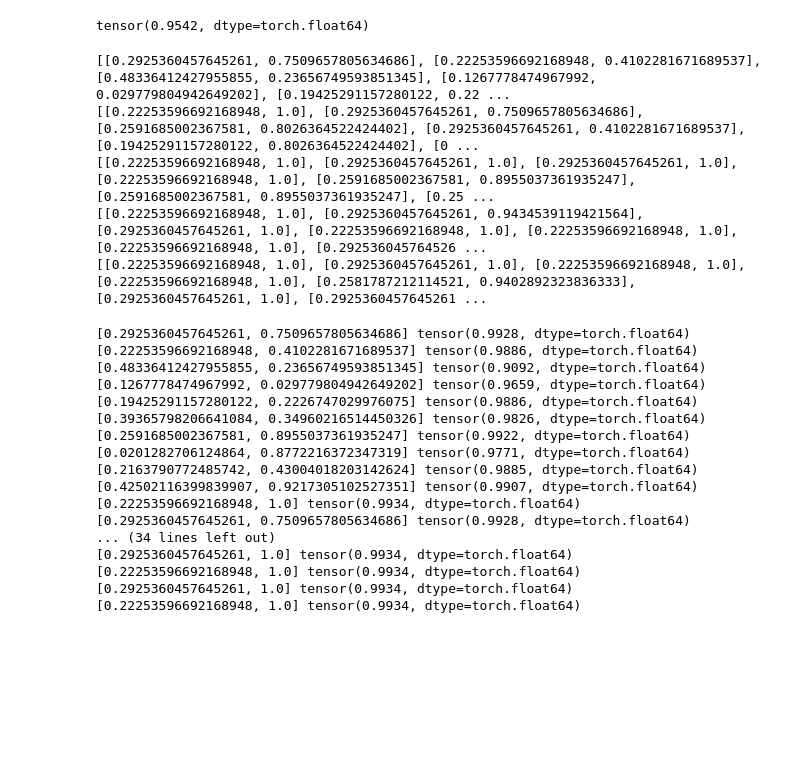
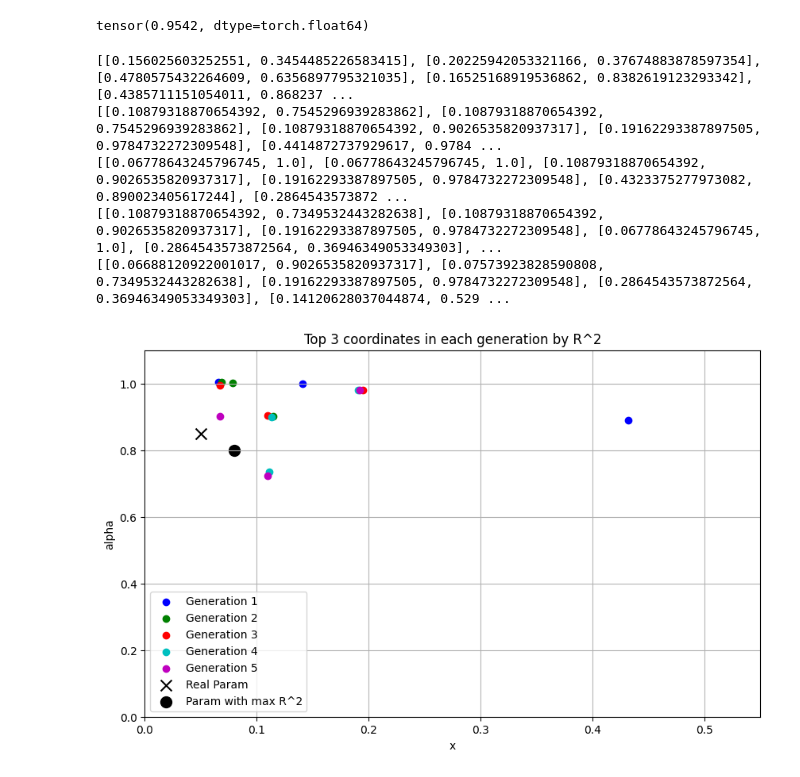
Before and after one commit to dylanbowman314/compmech-bowman-lu, a Jupyter notebook: evoalg.ipynb, the cells around one changed output. Saved outputs shown, nothing was run; the diff lists cells and outputs as text; code cells hidden in the pictures; blank space fills up the shorter version.

```diff
--- a/evoalg.ipynb
+++ b/evoalg.ipynb
@@ -51,8 +51,7 @@ def evaluate(model: HookedTransformer, inputs: torch.Tensor, input_beliefs: torc
 # %%
 p = get_beliefs(0.01, 0.9)
 device = torch.device("cuda:1")
-model = load_model(MODEL_PATH_015_06 / "998406400.pt", MODEL_PATH_015_06 / "train_config.json", device)
-model = load_model(MODEL_PATH_005_085 / "684806400.pt", MODEL_PATH_015_06 / "train_config.json", device)
+model = load_model(MODEL_PATH_005_085 / "684806400.pt", MODEL_PATH_005_085 / "train_config.json", device)
 evaluate(model, p["inputs"], p["input_beliefs"])
 # %% [output]
 tensor(0.9542, dtype=torch.float64)
@@ -61,21 +60,24 @@ import random
 import numpy as np
 
 # Define parameters
-population_size = 5
+population_size = 10
 generations = 5
-mutation_rate = 0.7
+mutation_rate = 0.5
 crossover_rate = 0.7
-elitism_count = 2
+elitism = 2
 
 # Define ranges for x and a
-x_range = (0, 0.5)
+x_range = (0.001, 0.5)
 a_range = (0, 1)
 
 # Fitness function
 def evaluate_fitness(chromosome):
     x, a = chromosome
     belief_dict = get_beliefs(x, a)
-    score = evaluate(model, belief_dict["inputs"], belief_dict["input_beliefs"])
+    fitness = evaluate(model, belief_dict["inputs"], belief_dict["input_beliefs"])
+
+    score = -torch.log(1 - fitness)
+
     return score
 
 # Initialize population
@@ -107,18 +109,27 @@ def crossover(parent1, parent2):
         return parent1, parent2
 
 # Mutation
-def mutate(chromosome, mutation_rate):
-    if random.random() < mutation_rate:
+def mutate(chromosome, mutation_rate, generation, max_generations):
+    adjusted_mutation_rate = mutation_rate * (1 - (generation / max_generations))
+    if random.random() < adjusted_mutation_rate:
         chromosome[0] = np.clip(chromosome[0] + np.random.normal(0, 0.05), *x_range)
-    if random.random() < mutation_rate:
+    if random.random() < adjusted_mutation_rate:
         chromosome[1] = np.clip(chromosome[1] + np.random.normal(0, 0.1), *a_range)
     return chromosome
 
 # Replacement (Elitism)
-def replace_population(old_population, new_population, fitness):
+def replace_population(old_population, new_population, fitness, elitism_count):
     combined = list(zip(old_population, fitness)) + [(child, evaluate_fitness(child)) for child in new_population]
     combined.sort(key=lambda ind: ind[1], reverse=True)
-    return [ind[0] for ind in combined[:population_size]]
+    next_generation = [ind[0] for ind in combined[:elitism_count]]
+
+    remaining = combined[elitism_count:]
+    while len(next_generation) < population_size:
+        candidate = remaining.pop(0)[0] if remaining else [random.uniform(*x_range), random.uniform(*a_range)]
+        if not any(np.linalg.norm(np.array(candidate) - np.array(ind)) < 0.1 for ind in next_generation):
+            next_generation.append(candidate)
+
+    return next_generation
 
 # Main evolutionary algorithm
 def evolutionary_algorithm():
@@ -126,18 +137,18 @@ def evolutionary_algorithm():
     population = initialize_population(population_size)
     for generation in range(generations):
         print(population)
-        fitness = [evaluate_fitness(chromosome) for chromosome in population]
+        fitness = [evaluate_fitness(chromosome).item() for chromosome in population]
 
         parents = select_parents(population, fitness)
         offspring = []
         while len(offspring) < population_size:
             parent1, parent2 = random.sample(parents, 2)
             child1, child2 = crossover(parent1, parent2)
-            offspring.extend([mutate(child1, mutation_rate), mutate(child2, mutation_rate)])
+            offspring.extend([mutate(child1, mutation_rate, generation, generations), mutate(child2, mutation_rate, generation, generations)])
 
-        all_generations.append((population, fitness.item()))
+        all_generations.append((population, fitness))
 
-        population = replace_population(population, offspring, fitness)
+        population = replace_population(population, offspring, fitness, elitism)
 
     return all_generations
 
@@ -147,8 +158,8 @@ all_generations = evolutionary_algorithm()
 # print("Best solution:", best_solution)
 # print("Best fitness:", evaluate_fitness(best_solution))
 # %% [output]
-[[0.2925360457645261, 0.7509657805634686], [0.22253596692168948, 0.4102281671689537], [0.48336412427955855, 0.23656749593851345], [0.1267778474967992, 0.029779804942649202], [0.19425291157280122, 0.22 ...
-[[0.22253596692168948, 1.0], [0.2925360457645261, 0.7509657805634686], [0.2591685002367581, 0.8026364522424402], [0.2925360457645261, 0.4102281671689537], [0.19425291157280122, 0.8026364522424402], [0 ...
-[[0.22253596692168948, 1.0], [0.2925360457645261, 1.0], [0.2925360457645261, 1.0], [0.22253596692168948, 1.0], [0.2591685002367581, 0.8955037361935247], [0.2591685002367581, 0.8955037361935247], [0.25 ...
-[[0.22253596692168948, 1.0], [0.2925360457645261, 0.9434539119421564], [0.2925360457645261, 1.0], [0.22253596692168948, 1.0], [0.22253596692168948, 1.0], [0.22253596692168948, 1.0], [0.292536045764526 ...
-[[0.22253596692168948, 1.0], [0.2925360457645261, 1.0], [0.22253596692168948, 1.0], [0.22253596692168948, 1.0], [0.2581787212114521, 0.9402892323836333], [0.2925360457645261, 1.0], [0.2925360457645261 ...
+[[0.156025603252551, 0.3454485226583415], [0.20225942053321166, 0.37674883878597354], [0.4780575432264609, 0.6356897795321035], [0.16525168919536862, 0.8382619123293342], [0.4385711151054011, 0.868237 ...
+[[0.10879318870654392, 0.7545296939283862], [0.10879318870654392, 0.7545296939283862], [0.10879318870654392, 0.9026535820937317], [0.19162293387897505, 0.9784732272309548], [0.4414872737929617, 0.9784 ...
+[[0.06778643245796745, 1.0], [0.06778643245796745, 1.0], [0.10879318870654392, 0.9026535820937317], [0.19162293387897505, 0.9784732272309548], [0.4323375277973082, 0.890023405617244], [0.2864543573872 ...
+[[0.10879318870654392, 0.7349532443282638], [0.10879318870654392, 0.9026535820937317], [0.19162293387897505, 0.9784732272309548], [0.06778643245796745, 1.0], [0.2864543573872564, 0.36946349053349303], ...
+[[0.06688120922001017, 0.9026535820937317], [0.07573923828590808, 0.7349532443282638], [0.19162293387897505, 0.9784732272309548], [0.2864543573872564, 0.36946349053349303], [0.14120628037044874, 0.529 ...
@@ -157,21 +165,0 @@ chromosomes, fitnesses = zip(*all_generations)
-# %%
-for chromosomes, fitnesses in zip(sum(chromosomes, []), sum(fitnesses, [])):
-    print(chromosomes, fitnesses)
-# %% [output]
-[0.2925360457645261, 0.7509657805634686] tensor(0.9928, dtype=torch.float64)
-[0.22253596692168948, 0.4102281671689537] tensor(0.9886, dtype=torch.float64)
-[0.48336412427955855, 0.23656749593851345] tensor(0.9092, dtype=torch.float64)
-[0.1267778474967992, 0.029779804942649202] tensor(0.9659, dtype=torch.float64)
-[0.19425291157280122, 0.2226747029976075] tensor(0.9886, dtype=torch.float64)
-[0.39365798206641084, 0.34960216514450326] tensor(0.9826, dtype=torch.float64)
-[0.2591685002367581, 0.8955037361935247] tensor(0.9922, dtype=torch.float64)
-[0.0201282706124864, 0.8772216372347319] tensor(0.9771, dtype=torch.float64)
-[0.2163790772485742, 0.43004018203142624] tensor(0.9885, dtype=torch.float64)
-[0.42502116399839907, 0.9217305102527351] tensor(0.9907, dtype=torch.float64)
-[0.22253596692168948, 1.0] tensor(0.9934, dtype=torch.float64)
-[0.2925360457645261, 0.7509657805634686] tensor(0.9928, dtype=torch.float64)
-... (34 lines left out)
-[0.2925360457645261, 1.0] tensor(0.9934, dtype=torch.float64)
-[0.22253596692168948, 1.0] tensor(0.9934, dtype=torch.float64)
-[0.2925360457645261, 1.0] tensor(0.9934, dtype=torch.float64)
-[0.22253596692168948, 1.0] tensor(0.9934, dtype=torch.float64)
@@ -177,0 +227,4 @@ for chromosomes, fitnesses in zip(sum(chromosomes, []), sum(fitnesses, [])):
+# %%
+plot_top_n_coordinates(all_generations, 3, (0.05, 0.85), (0.08, 0.8))
+# %% [output]
+[figure, added]
```
Also changed, not shown: parts of 7 cells of this notebook, 2 other files.
